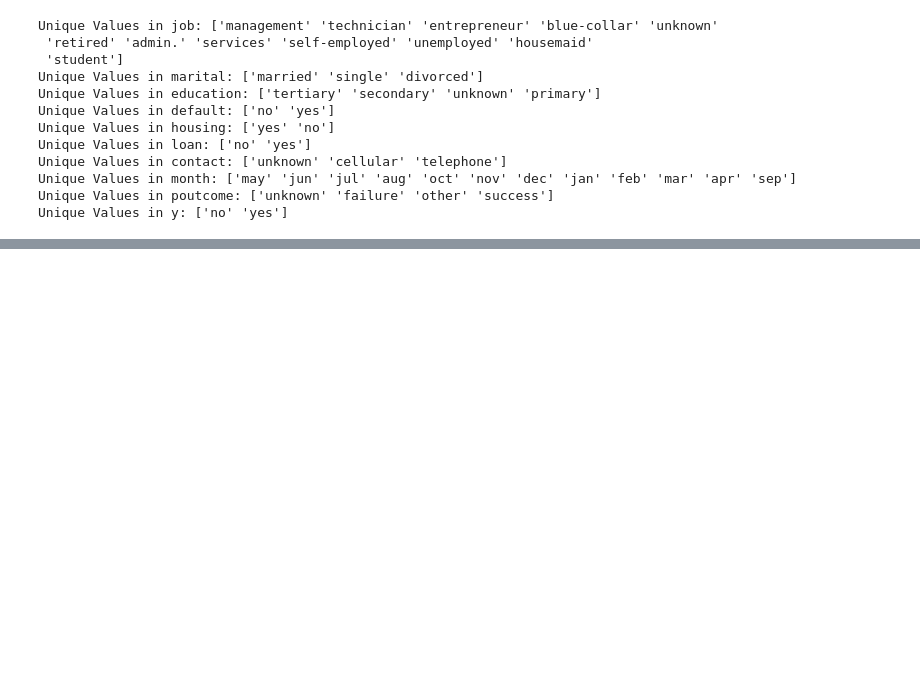
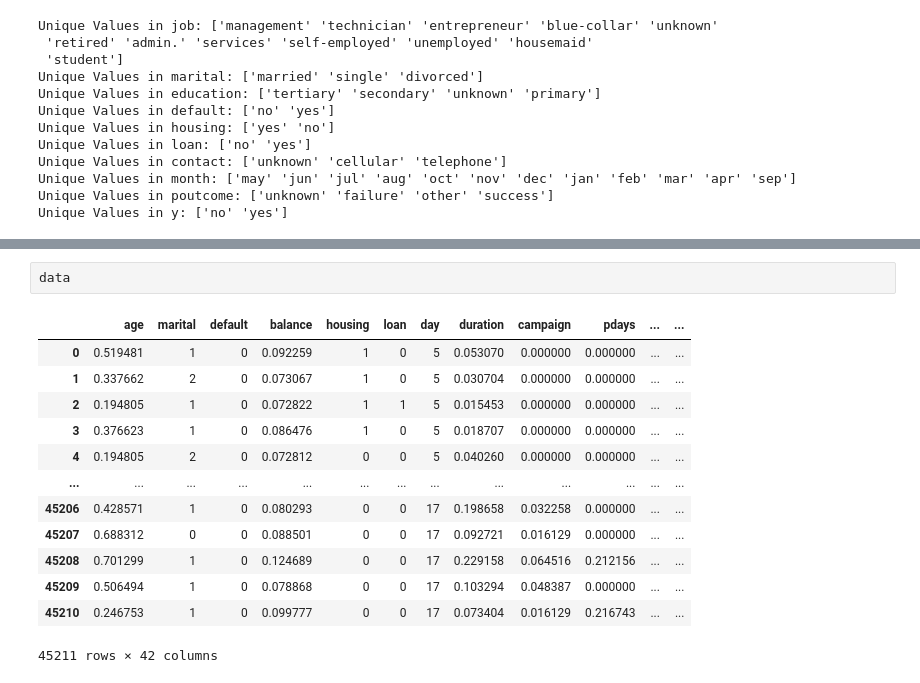
Before and after one commit to HirudikaAnupama/Predicting-Term-Deposit-Subscriptions, a Jupyter notebook: models/Data preprocessing.ipynb, the cells around one changed output, grey strips where cells are left out. Drawn from its saved outputs; the diff is of its cells as text; blank space fills up the shorter version.

```diff
--- a/models/Data preprocessing.ipynb
+++ b/models/Data preprocessing.ipynb
@@ -305,0 +566,16 @@ Unique Values in y: ['no' 'yes']
+# %%
+data
+# %% [output]
+|  | age | marital | default | balance | housing | loan | day | duration | campaign | pdays | ... | ... |
+| 0 | 0.519481 | 1 | 0 | 0.092259 | 1 | 0 | 5 | 0.053070 | 0.000000 | 0.000000 | ... | ... |
+| 1 | 0.337662 | 2 | 0 | 0.073067 | 1 | 0 | 5 | 0.030704 | 0.000000 | 0.000000 | ... | ... |
+| 2 | 0.194805 | 1 | 0 | 0.072822 | 1 | 1 | 5 | 0.015453 | 0.000000 | 0.000000 | ... | ... |
+| 3 | 0.376623 | 1 | 0 | 0.086476 | 1 | 0 | 5 | 0.018707 | 0.000000 | 0.000000 | ... | ... |
+| 4 | 0.194805 | 2 | 0 | 0.072812 | 0 | 0 | 5 | 0.040260 | 0.000000 | 0.000000 | ... | ... |
+| ... | ... | ... | ... | ... | ... | ... | ... | ... | ... | ... | ... | ... |
+| 45206 | 0.428571 | 1 | 0 | 0.080293 | 0 | 0 | 17 | 0.198658 | 0.032258 | 0.000000 | ... | ... |
+| 45207 | 0.688312 | 0 | 0 | 0.088501 | 0 | 0 | 17 | 0.092721 | 0.016129 | 0.000000 | ... | ... |
+| 45208 | 0.701299 | 1 | 0 | 0.124689 | 0 | 0 | 17 | 0.229158 | 0.064516 | 0.212156 | ... | ... |
+| 45209 | 0.506494 | 1 | 0 | 0.078868 | 0 | 0 | 17 | 0.103294 | 0.048387 | 0.000000 | ... | ... |
+| 45210 | 0.246753 | 1 | 0 | 0.099777 | 0 | 0 | 17 | 0.073404 | 0.016129 | 0.216743 | ... | ... |
+45211 rows × 42 columns
```
Also changed, not shown: parts of 41 cells of this notebook.
